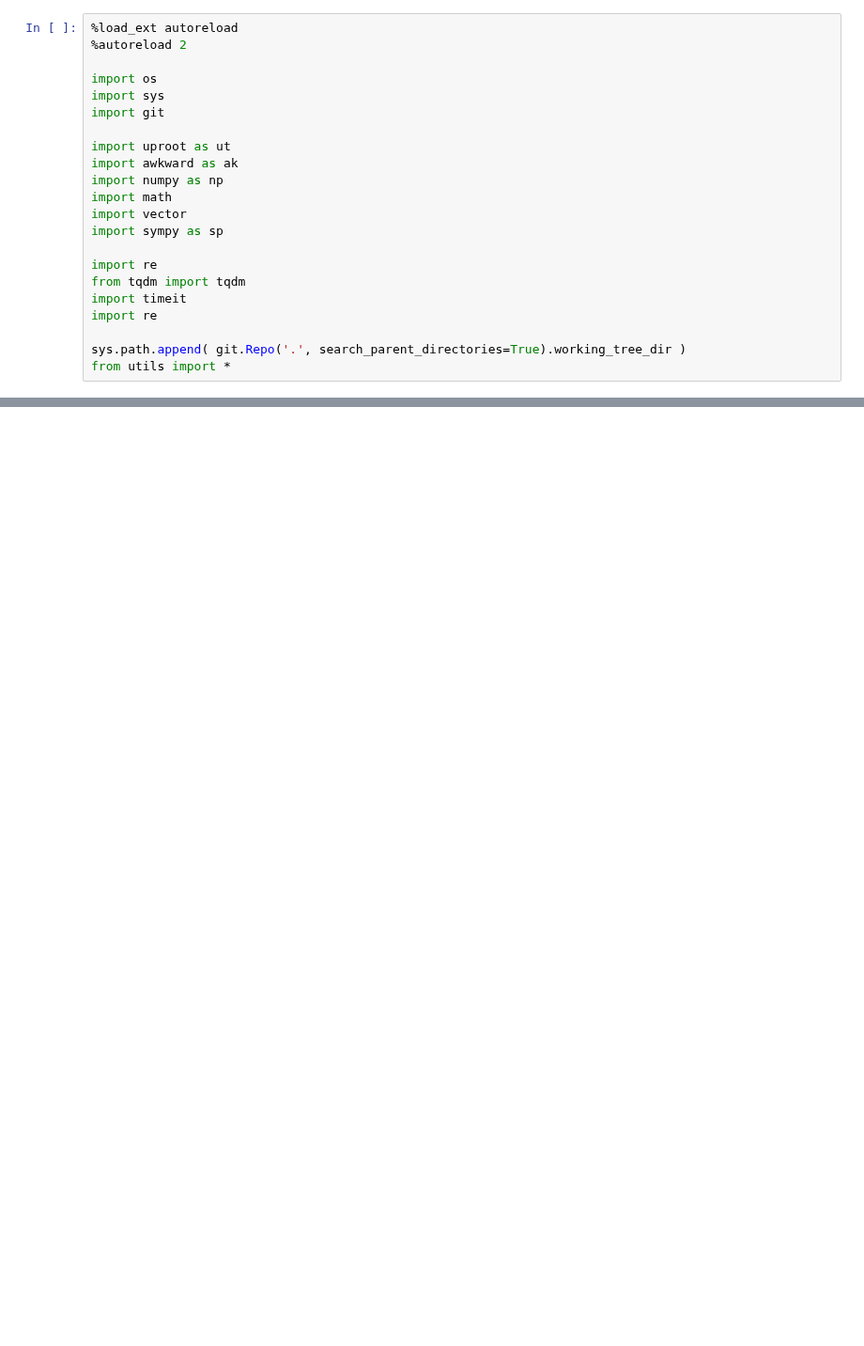
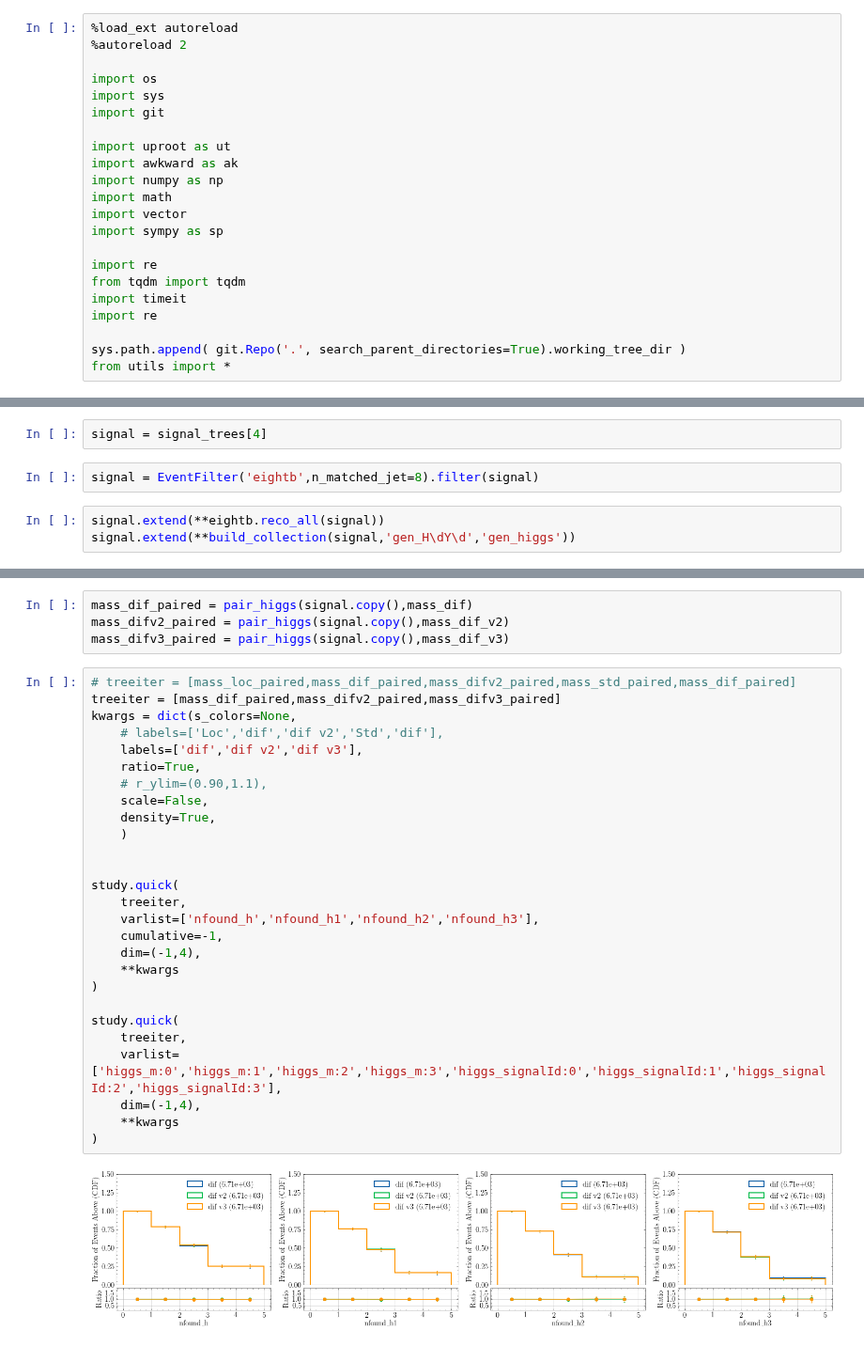
Before and after one commit to ekoenig4/analysis, a Jupyter notebook: jupyter/eightb/pairing_methods/min_mass_spread.ipynb, the cells around one changed output, grey strips where cells are left out. Shown at 94% size. Drawn from its saved outputs; the diff is of its cells as text; blank space fills up the shorter version.

```diff
--- a/jupyter/eightb/pairing_methods/min_mass_spread.ipynb
+++ b/jupyter/eightb/pairing_methods/min_mass_spread.ipynb
@@ -75,0 +46,7 @@ study.quick(
+# %%
+signal = signal_trees[4]
+# %%
+signal = EventFilter('eightb',n_matched_jet=8).filter(signal)
+# %%
+signal.extend(**eightb.reco_all(signal))
+signal.extend(**build_collection(signal,'gen_H\dY\d','gen_higgs'))
@@ -75,0 +103,33 @@ study.quick(
+# %%
+mass_dif_paired = pair_higgs(signal.copy(),mass_dif)
+mass_difv2_paired = pair_higgs(signal.copy(),mass_dif_v2)
+mass_difv3_paired = pair_higgs(signal.copy(),mass_dif_v3)
+# %%
+# treeiter = [mass_loc_paired,mass_dif_paired,mass_difv2_paired,mass_std_paired,mass_dif_paired]
+treeiter = [mass_dif_paired,mass_difv2_paired,mass_difv3_paired]
+kwargs = dict(s_colors=None,
+    # labels=['Loc','dif','dif v2','Std','dif'],
+    labels=['dif','dif v2','dif v3'],
+    ratio=True,
+    # r_ylim=(0.90,1.1),
+    scale=False,
+    density=True,
+    )
+
+
+study.quick(
+    treeiter,
+    varlist=['nfound_h','nfound_h1','nfound_h2','nfound_h3'],
+    cumulative=-1,
+    dim=(-1,4),
+    **kwargs
+)
+
+study.quick(
+    treeiter,
+    varlist=['higgs_m:0','higgs_m:1','higgs_m:2','higgs_m:3','higgs_signalId:0','higgs_signalId:1','higgs_signalId:2','higgs_signalId:3'],
+    dim=(-1,4),
+    **kwargs
+)
+# %% [output]
+[figure, added]
```
Also changed, not shown: parts of 23 cells of this notebook, 7 other files.
